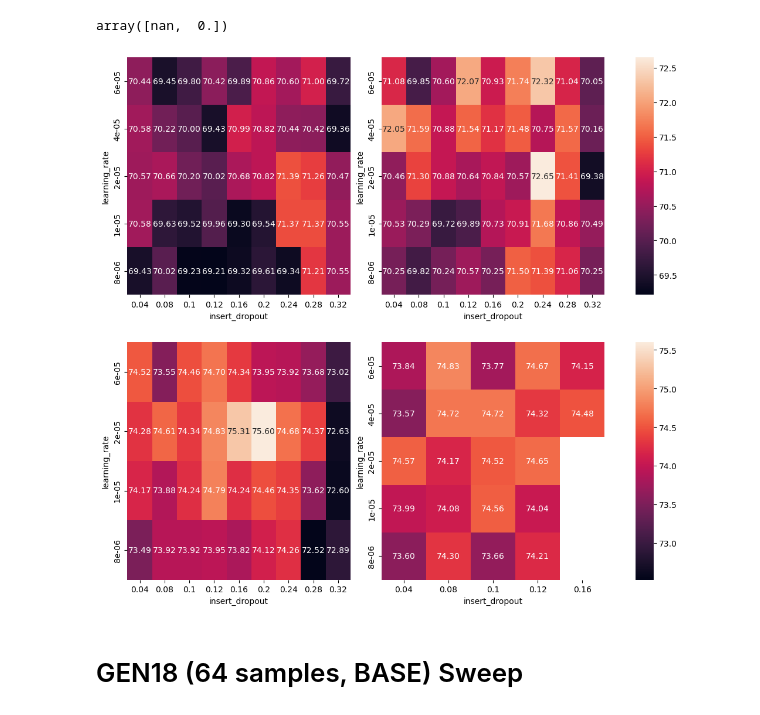
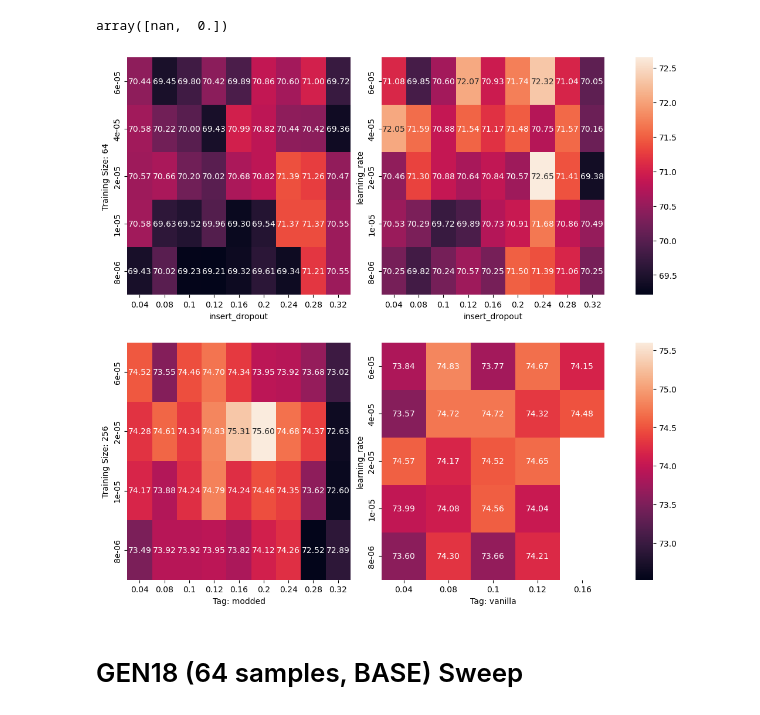
Before and after one commit to Ricu/fantastic-umbrella, a Jupyter notebook: notebooks/plotting_heatmaps.ipynb, the cells around one changed output. Saved outputs shown, nothing was run; the diff lists cells and outputs as text; code cells hidden in the pictures.

```diff
--- a/notebooks/plotting_heatmaps.ipynb
+++ b/notebooks/plotting_heatmaps.ipynb
@@ -91,34 +91,37 @@ for idx, train_size in enumerate(training_sizes):
         filtered_df = df_all.loc[filters]
         df_pivot = filtered_df.pivot_table(
             index=["learning_rate"],
             columns=["insert_dropout"],
             values=["best_accuracy"],
             aggfunc=AGG_FUNCTION
             )
         df_pivot = df_pivot.sort_index(ascending=False)
         df_pivot.columns = df_pivot.columns.droplevel(0)
         df_pivot = df_pivot * 100 # make values percentage
         vmin = min(vmin,df_pivot.min().min())
         vmax = max(vmax,df_pivot.max().max())
         pivots_dict[idy] = df_pivot
 
 
     for idy, df_pivot in pivots_dict.items():
         ax = axs[idx,idy]
         sns.heatmap(
             data=df_pivot,
             annot=True,
             fmt='.2f',
             ax = ax,
             vmin=vmin,
             vmax=vmax,
             cbar = False if idy != 0 else True,
             cbar_ax= axs[idx,-1]
             )
         if idy == 0:
             ax.set_ylabel(f'Training Size: {train_size}')
+
+        if idx == len(training_sizes) - 1:
+            ax.set_xlabel(f'Tag: {tags[idy]}')
 # %% [output]
-[figure, old version]
+[figure, new version]
 # %%
 filters = (df["catch_dropout"] == 0) and ()
 
```
